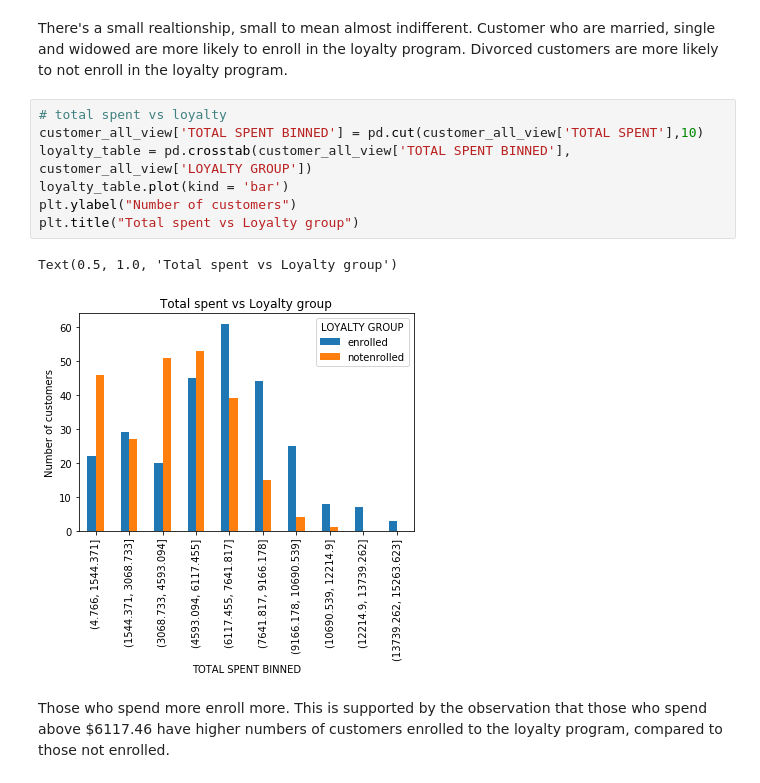
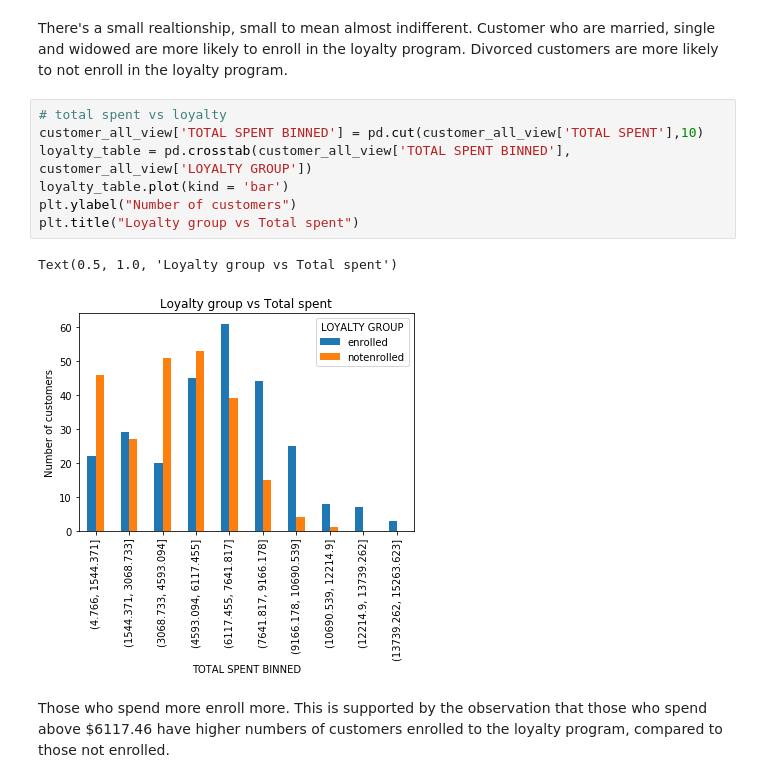
Before and after one commit to CikuKariuki/Retailer-X, a Jupyter notebook: analysis/Retailer X.ipynb, the cells around one changed output. Cells and saved outputs as stored; diff of their text form.

```diff
--- a/analysis/Retailer X.ipynb
+++ b/analysis/Retailer X.ipynb
@@ -270,13 +316,13 @@ There's a small realtionship, small to mean almost indifferent. Customer who are
 # %%
 # total spent vs loyalty
 customer_all_view['TOTAL SPENT BINNED'] = pd.cut(customer_all_view['TOTAL SPENT'],10)
 loyalty_table = pd.crosstab(customer_all_view['TOTAL SPENT BINNED'], customer_all_view['LOYALTY GROUP'])
 loyalty_table.plot(kind = 'bar')
 plt.ylabel("Number of customers")
-plt.title("Total spent vs Loyalty group")
+plt.title("Loyalty group vs Total spent")
 # %% [output]
-Text(0.5, 1.0, 'Total spent vs Loyalty group')
+Text(0.5, 1.0, 'Loyalty group vs Total spent')
-[figure, old version]
+[figure, new version]
 # %% [markdown]
 Those who spend more enroll more. This is supported by the observation that those who spend above $6117.46 have higher numbers of customers enrolled to the loyalty program, compared to those not enrolled.
 # %% [markdown]
```
Also changed, not shown: parts of 7 cells of this notebook, 1 other file.
